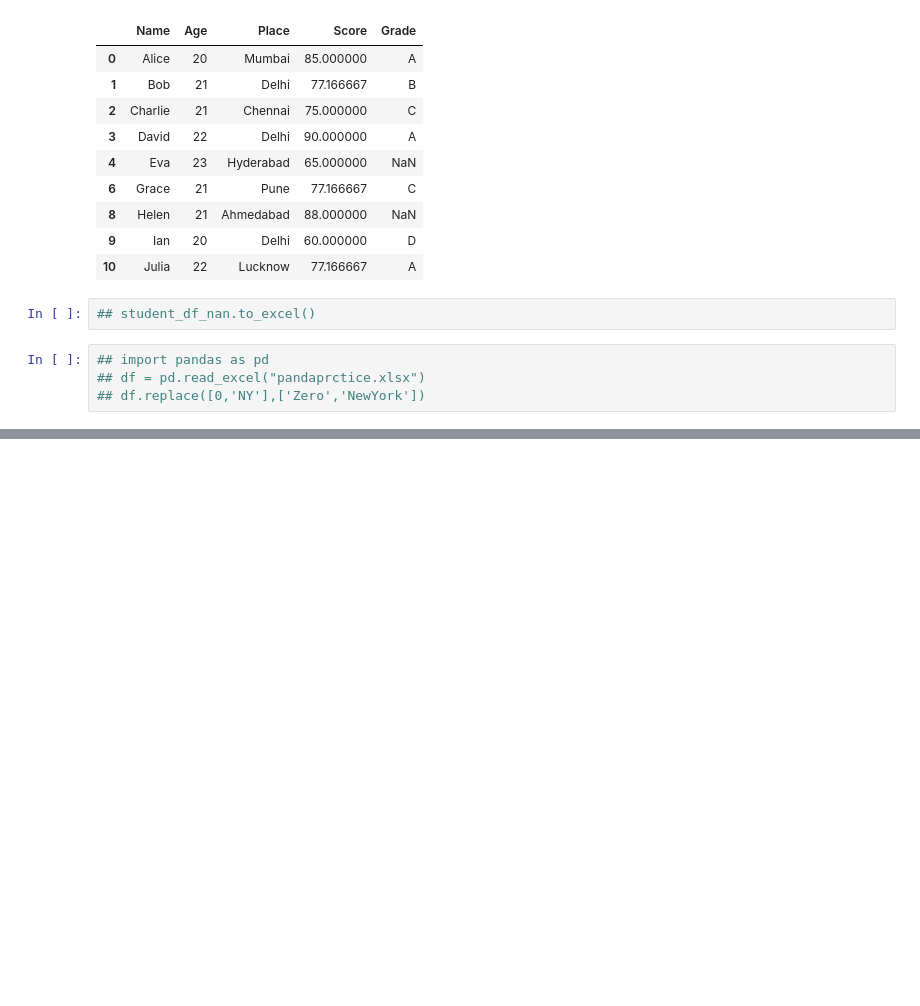
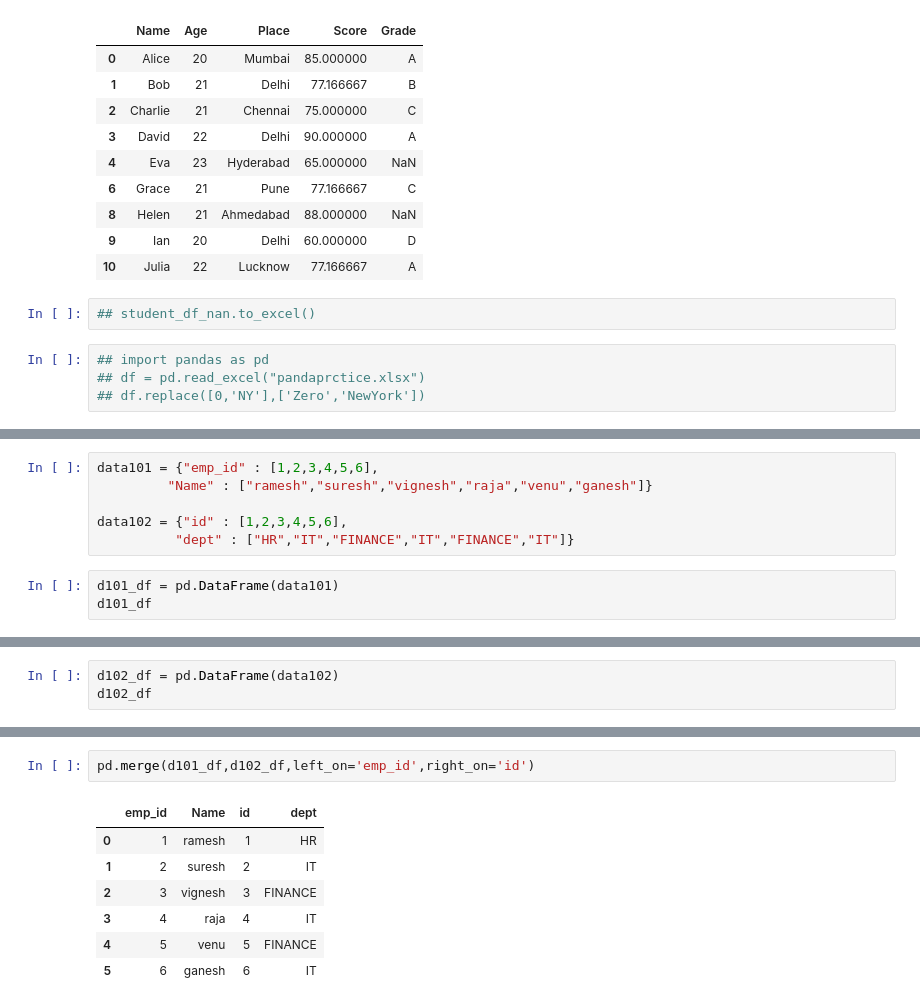
Before and after one commit to manthakiran/ML, a Jupyter notebook: pandas.ipynb, the cells around one changed output, grey strips where cells are left out. Drawn from its saved outputs; the diff is of its cells as text; blank space fills up the shorter version.

```diff
--- a/pandas.ipynb
+++ b/pandas.ipynb
@@ -1153,0 +1331,9 @@ student_df_nan.replace(replace_dict,inplace=True)
+# %%
+data101 = {"emp_id" : [1,2,3,4,5,6],
+         "Name" : ["ramesh","suresh","vignesh","raja","venu","ganesh"]}
+
+data102 = {"id" : [1,2,3,4,5,6],
+          "dept" : ["HR","IT","FINANCE","IT","FINANCE","IT"]}
+# %%
+d101_df = pd.DataFrame(data101)
+d101_df
@@ -1153,0 +1348,3 @@ student_df_nan.replace(replace_dict,inplace=True)
+# %%
+d102_df = pd.DataFrame(data102)
+d102_df
@@ -1153,0 +1359,10 @@ student_df_nan.replace(replace_dict,inplace=True)
+# %%
+pd.merge(d101_df,d102_df,left_on='emp_id',right_on='id')
+# %% [output]
+|  | emp_id | Name | id | dept |
+| 0 | 1 | ramesh | 1 | HR |
+| 1 | 2 | suresh | 2 | IT |
+| 2 | 3 | vignesh | 3 | FINANCE |
+| 3 | 4 | raja | 4 | IT |
+| 4 | 5 | venu | 5 | FINANCE |
+| 5 | 6 | ganesh | 6 | IT |
```
Also changed, not shown: parts of 24 cells of this notebook.
